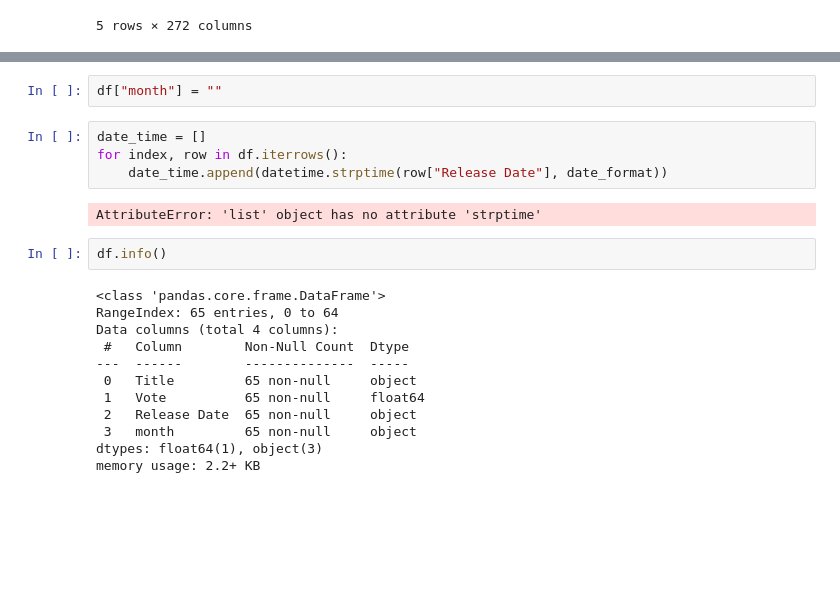
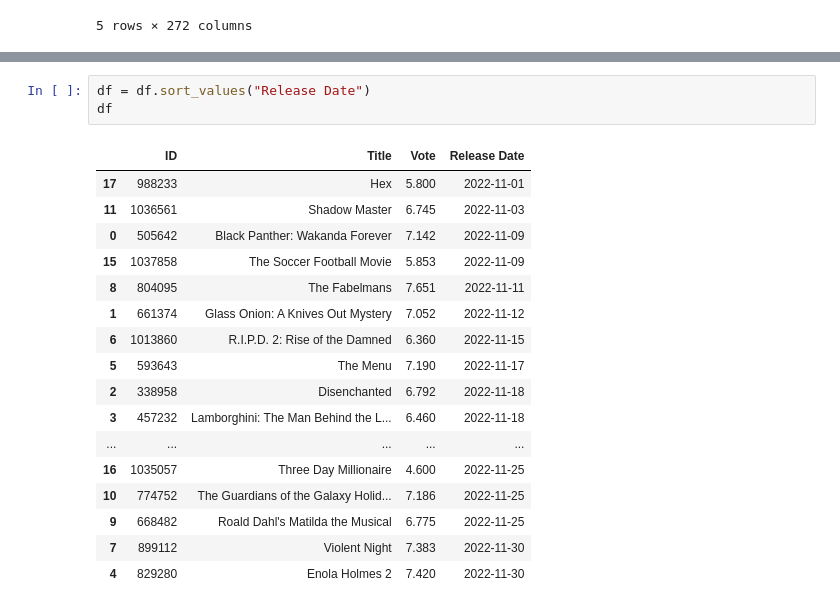
Before and after one commit to jamieah80/group-project-one, a Jupyter notebook: main.ipynb, the cells around one changed output, grey strips where cells are left out. Saved outputs shown, nothing was run; the diff lists cells and outputs as text; blank space fills up the shorter version.

```diff
--- a/main.ipynb
+++ b/main.ipynb
@@ -159,24 +157,23 @@ print(date_obj)
-# %%
-df["month"] = ""
-# %%
-date_time = []
-for index, row in df.iterrows():
-    date_time.append(datetime.strptime(row["Release Date"], date_format))
-# %% [output]
-AttributeError: 'list' object has no attribute 'strptime'
-# %%
-df.info()
-# %% [output]
-<class 'pandas.core.frame.DataFrame'>
-RangeIndex: 65 entries, 0 to 64
-Data columns (total 4 columns):
- #   Column        Non-Null Count  Dtype
----  ------        --------------  -----
- 0   Title         65 non-null     object
- 1   Vote          65 non-null     float64
- 2   Release Date  65 non-null     object
- 3   month         65 non-null     object
-dtypes: float64(1), object(3)
-memory usage: 2.2+ KB
+# %%
+df = df.sort_values("Release Date")
+df
+# %% [output]
+|  | ID | Title | Vote | Release Date |
+| 17 | 988233 | Hex | 5.800 | 2022-11-01 |
+| 11 | 1036561 | Shadow Master | 6.745 | 2022-11-03 |
+| 0 | 505642 | Black Panther: Wakanda Forever | 7.142 | 2022-11-09 |
+| 15 | 1037858 | The Soccer Football Movie | 5.853 | 2022-11-09 |
+| 8 | 804095 | The Fabelmans | 7.651 | 2022-11-11 |
+| 1 | 661374 | Glass Onion: A Knives Out Mystery | 7.052 | 2022-11-12 |
+| 6 | 1013860 | R.I.P.D. 2: Rise of the Damned | 6.360 | 2022-11-15 |
+| 5 | 593643 | The Menu | 7.190 | 2022-11-17 |
+| 2 | 338958 | Disenchanted | 6.792 | 2022-11-18 |
+| 3 | 457232 | Lamborghini: The Man Behind the L... | 6.460 | 2022-11-18 |
+| ... | ... | ... | ... | ... |
+| 16 | 1035057 | Three Day Millionaire | 4.600 | 2022-11-25 |
+| 10 | 774752 | The Guardians of the Galaxy Holid... | 7.186 | 2022-11-25 |
+| 9 | 668482 | Roald Dahl's Matilda the Musical | 6.775 | 2022-11-25 |
+| 7 | 899112 | Violent Night | 7.383 | 2022-11-30 |
+| 4 | 829280 | Enola Holmes 2 | 7.420 | 2022-11-30 |
 # %%
 df.plot(kind="scatter", x="Release Date", y="Vote", rot=90, figsize=(20,10))
```
Also changed, not shown: parts of 9 cells of this notebook.
